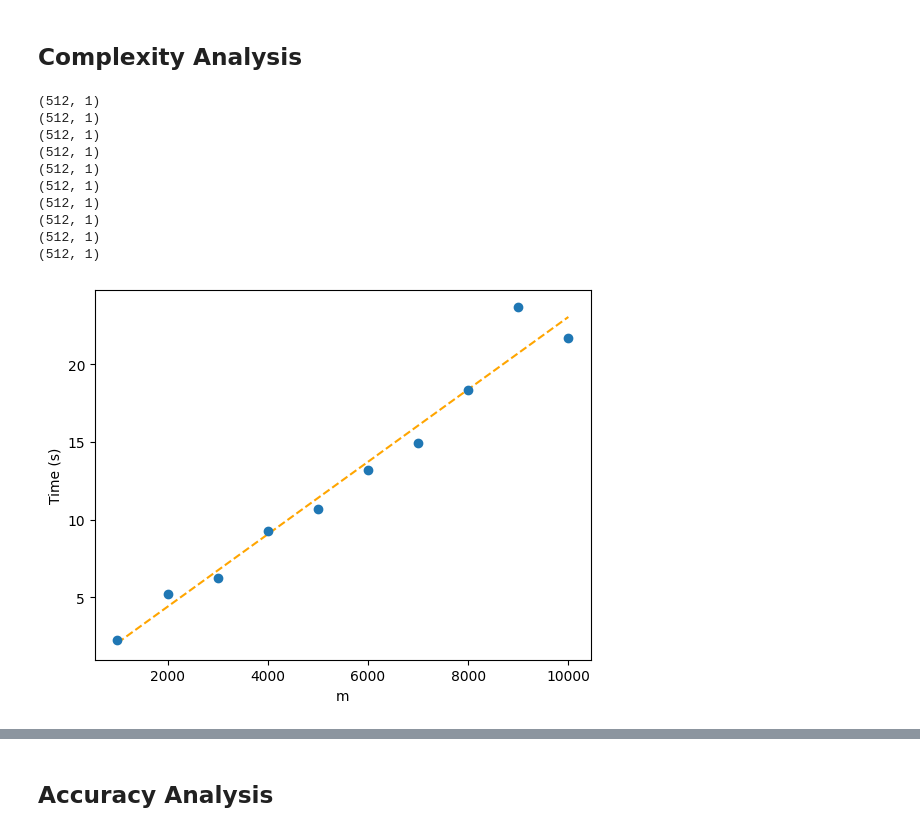
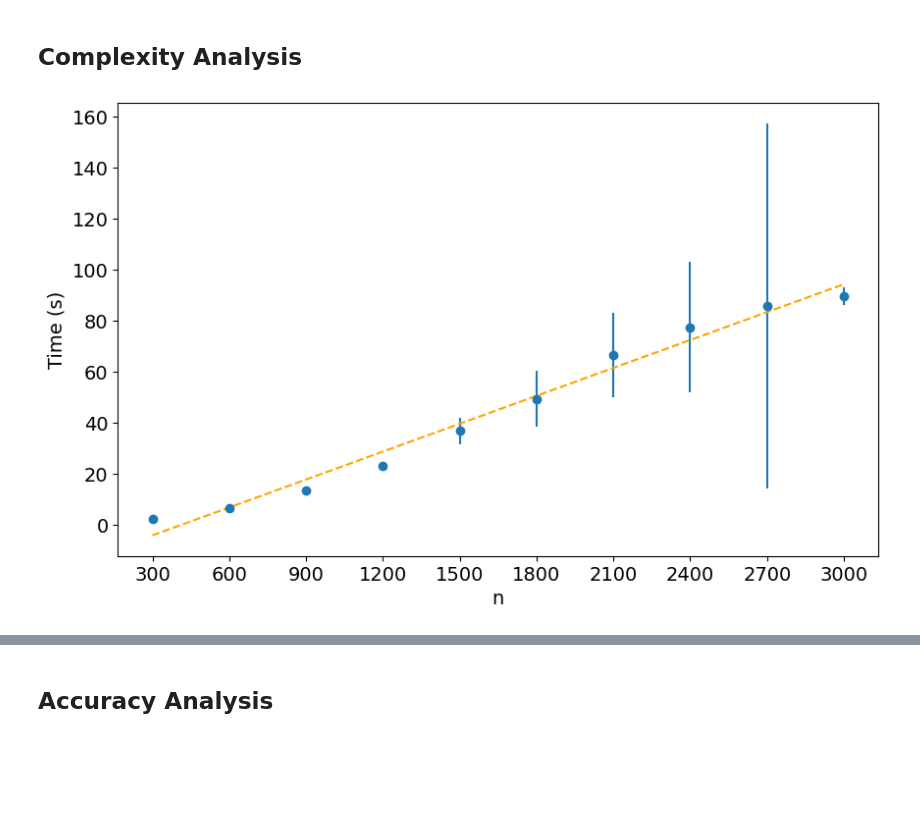
Before and after one commit to JacopoRaffi/CM_Project, a Jupyter notebook: analysis/qr_analysis.ipynb, the cells around one changed output, grey strips where cells are left out. Saved outputs shown, nothing was run; the diff lists cells and outputs as text; code cells hidden in the pictures; blank space fills up the shorter version.

Commit message:
add more plots

```diff
--- a/analysis/qr_analysis.ipynb
+++ b/analysis/qr_analysis.ipynb
@@ -184,39 +184,29 @@ Conditional number: 8501294.040178781
 # %% [markdown]
 ## Complexity Analysis
 # %%
-num_samples = 512
+num_samples = 3500
 input_size = 10
 a, b = -1, 1
-START=1000
-END=10001
-STEP=1000
-num_trials = 1
+START=300
+END=3001
+STEP=300
+num_trials = 3
 
 mean_and_variance = []
 
 for hidden_size in range(START, END, STEP):
     times = []
     for _ in range(num_trials):
         D = np.random.uniform(a, b, size=(num_samples, input_size)) # dataset
         Y = np.apply_along_axis(lambda x: np.sum(np.sin(x) * np.cos(x)), axis=1, arr=D).reshape(-1, 1)
 
         model = ELM(input_size, hidden_size)
         start = time.time()
         model.fit(D, Y)
         end = time.time()
         times.append(end - start)
     mean_and_variance.append((np.mean(times), np.var(times)))
 
-plot_errorbar(START, END, STEP, mean_and_variance)
+plot_errorbar(START, END, STEP, mean_and_variance, xlabel='n')
 # %% [output]
-(512, 1)
-(512, 1)
-(512, 1)
-(512, 1)
-(512, 1)
-(512, 1)
-(512, 1)
-(512, 1)
-(512, 1)
-(512, 1)
-[figure, old version]
+[figure, new version]
```
Also changed, not shown: parts of 1 cell of this notebook.
